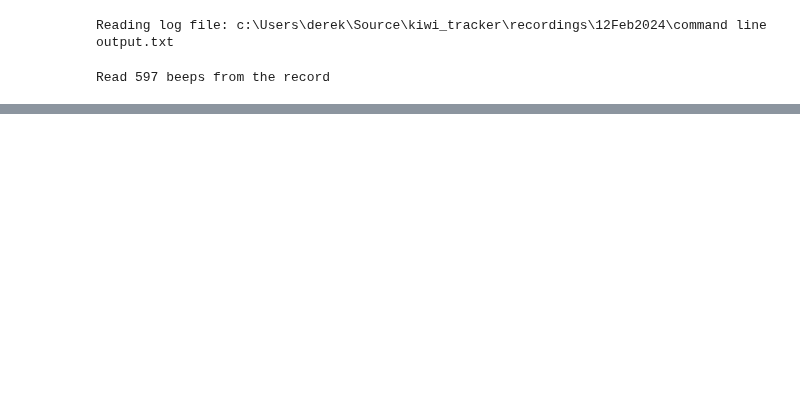
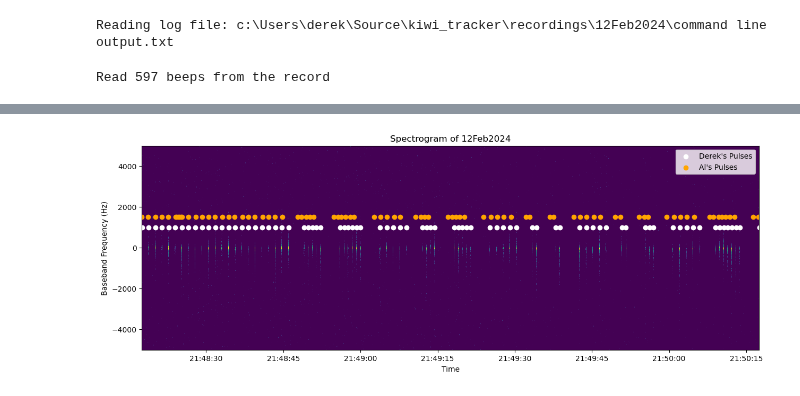
Before and after one commit to bigalnz/test_fft, a Jupyter notebook: notebooks/plot_log.ipynb, the cells around one changed output, grey strips where cells are left out. Cells and saved outputs as stored; diff of their text form; code cells hidden in the pictures; blank space fills up the shorter version.

```diff
--- a/notebooks/plot_log.ipynb
+++ b/notebooks/plot_log.ipynb
@@ -89,0 +92,4 @@ fig.savefig(path.abspath(path.join(recordings_dir, recording_name, f'{recording_
+# %%
+signal = np.fromfile(path.abspath(path.join(recordings_dir, recording_name, 'testing_gain.fc32')), 'complex64')
+t0 = np.datetime64(dates[0])
+fs = 10240
@@ -89,0 +107,28 @@ fig.savefig(path.abspath(path.join(recordings_dir, recording_name, f'{recording_
+# %%
+fs = 10240
+x = signal[fs*0:fs*120]
+NFFT = 512
+w = np.blackman(NFFT)
+f = np.fft.fftshift(np.abs(np.fft.fft(w * x[:x.size//NFFT*NFFT].reshape(-1, NFFT)))**2, axes=1)
+tf = t0 + (NFFT / fs * 1e9) * np.arange(f.shape[0]) * np.timedelta64(1, 'ns')
+faxis = np.fft.fftshift(np.fft.fftfreq(NFFT, 1/fs))
+# %%
+fsel = (faxis >= -5000) & (faxis <= 5000)
+#fsel = (faxis > -10000)
+plt.figure(figsize=(15, 5))
+plt.imshow(10*np.log10(f[:, fsel]).T[::-1], aspect='auto', vmin=-5, vmax=10,
+           extent=[tf[0], tf[-1], faxis[fsel][0], faxis[fsel][-1]])
+plt.xlabel('Time')
+plt.ylabel('Baseband Frequency (Hz)')
+plt.title(f'Spectrogram of {recording_name}');
+
+peak_ffts = peaks/NFFT
+peak_indexs = t0 + (NFFT / fs * 1e9) * peak_ffts * np.timedelta64(1, 'ns')
+l1 = plt.scatter(peak_indexs, [1000]*len(peak_indexs), c='white', marker='o')
+l2 = plt.scatter(dates, [1500]*len(dates), c='orange', marker='o')
+
+plt.legend((l1, l2), ("Derek's Pulses", "Al's Pulses"))
+
+plt.savefig(path.abspath(path.join(recordings_dir, recording_name, f'{recording_name}_spectrogram.png')), format='png', bbox_inches='tight')
+# %% [output]
+[figure, added]
```
Also changed, not shown: parts of 6 cells of this notebook.
